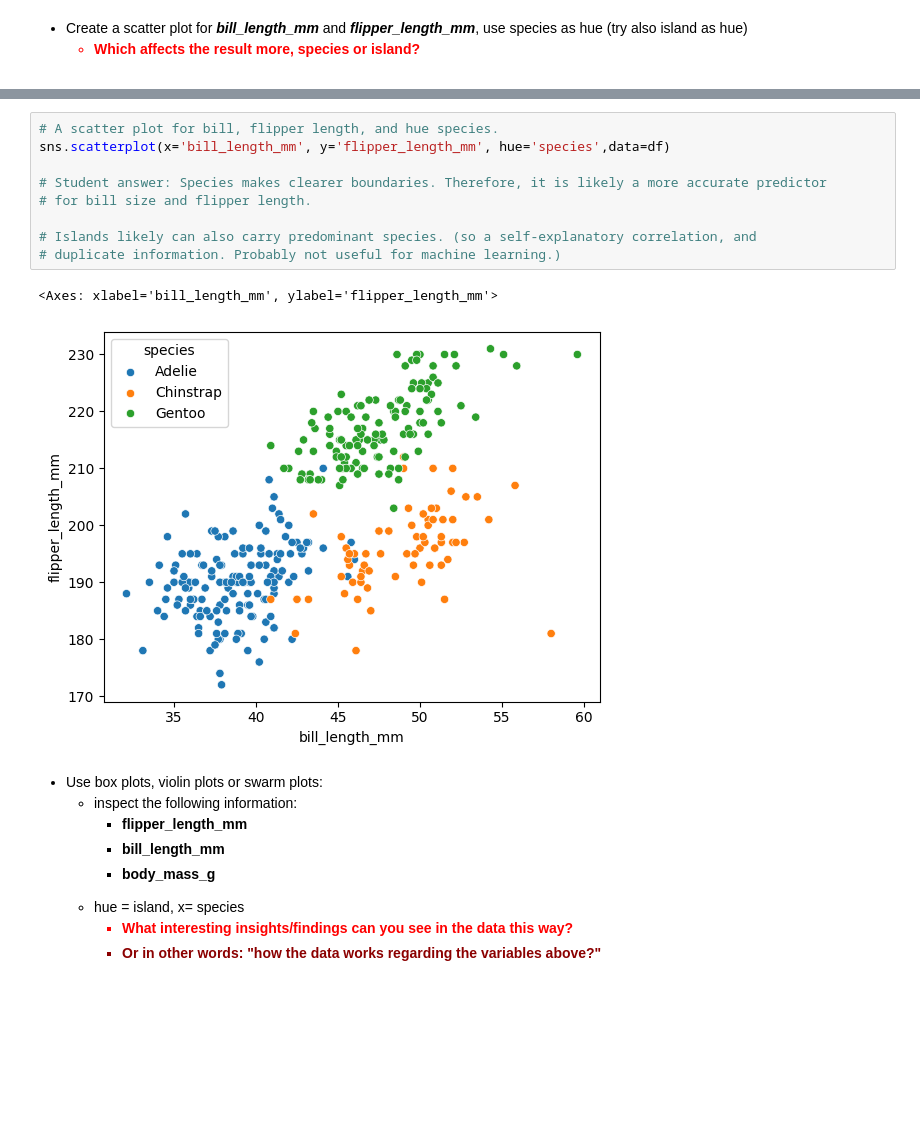
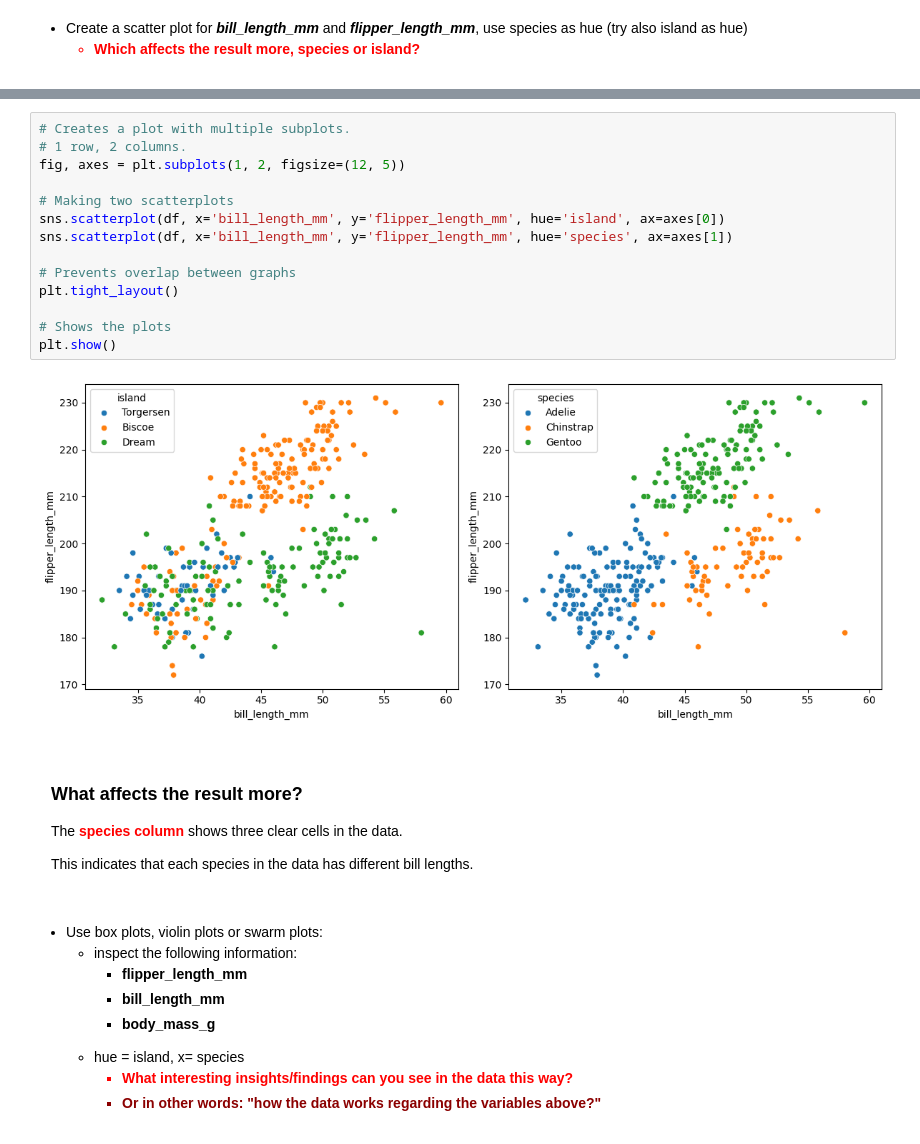
Before and after one commit to jehuhta/Intro_Data_Analytics_Huhta_Jeremy_Spring2025, a Jupyter notebook: Exercises_3_Seaborn/MAIN_ Seaborn_Exercise_Set.ipynb, the cells around one changed output, grey strips where cells are left out. Cells and saved outputs as stored; diff of their text form; blank space fills up the shorter version.

```diff
--- a/Exercises_3_Seaborn/MAIN_ Seaborn_Exercise_Set.ipynb
+++ b/Exercises_3_Seaborn/MAIN_ Seaborn_Exercise_Set.ipynb
@@ -141,15 +174,28 @@ sns.scatterplot(x='bill_length_mm', y='flipper_length_mm', hue='island',data=df)
-# %%
-# A scatter plot for bill, flipper length, and hue species.
-sns.scatterplot(x='bill_length_mm', y='flipper_length_mm', hue='species',data=df)
-
-# Student answer: Species makes clearer boundaries. Therefore, it is likely a more accurate predictor
-# for bill size and flipper length.
-
-# Islands likely can also carry predominant species. (so a self-explanatory correlation, and
-# duplicate information. Probably not useful for machine learning.)
-# %% [output]
-<Axes: xlabel='bill_length_mm', ylabel='flipper_length_mm'>
-[figure, removed]
+# %%
+# Creates a plot with multiple subplots.
+# 1 row, 2 columns.
+fig, axes = plt.subplots(1, 2, figsize=(12, 5))
+
+# Making two scatterplots
+sns.scatterplot(df, x='bill_length_mm', y='flipper_length_mm', hue='island', ax=axes[0])
+sns.scatterplot(df, x='bill_length_mm', y='flipper_length_mm', hue='species', ax=axes[1])
+
+# Prevents overlap between graphs
+plt.tight_layout()
+
+# Shows the plots
+plt.show()
+# %% [output]
+[figure, added]
+# %% [markdown]
+<div style="border: 3px dashed white; padding:10px;">
+<h3>What affects the result more?</h3>
+
+The <strong style="color:red"> species  column</strong> shows three clear cells in the data.
+
+This indicates that each species in the data has different bill lengths.
+
+</div>
 # %% [markdown]
 <ul>
     <li>Use box plots, violin plots or swarm plots:</li>
```
Also changed, not shown: parts of 76 cells of this notebook.
